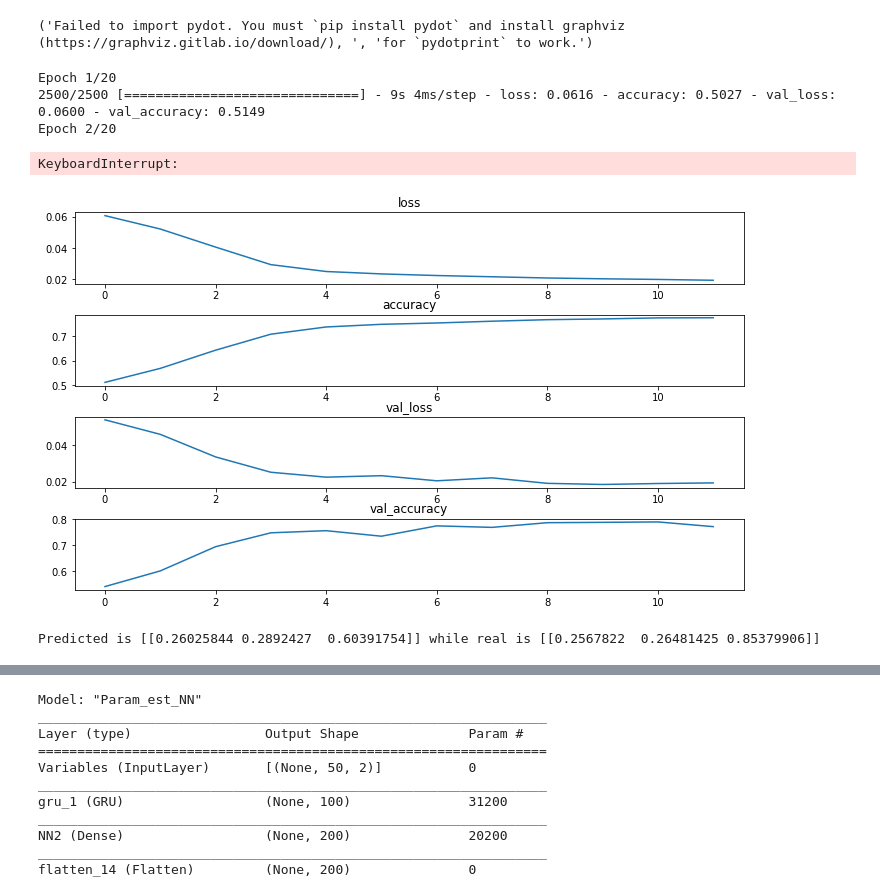
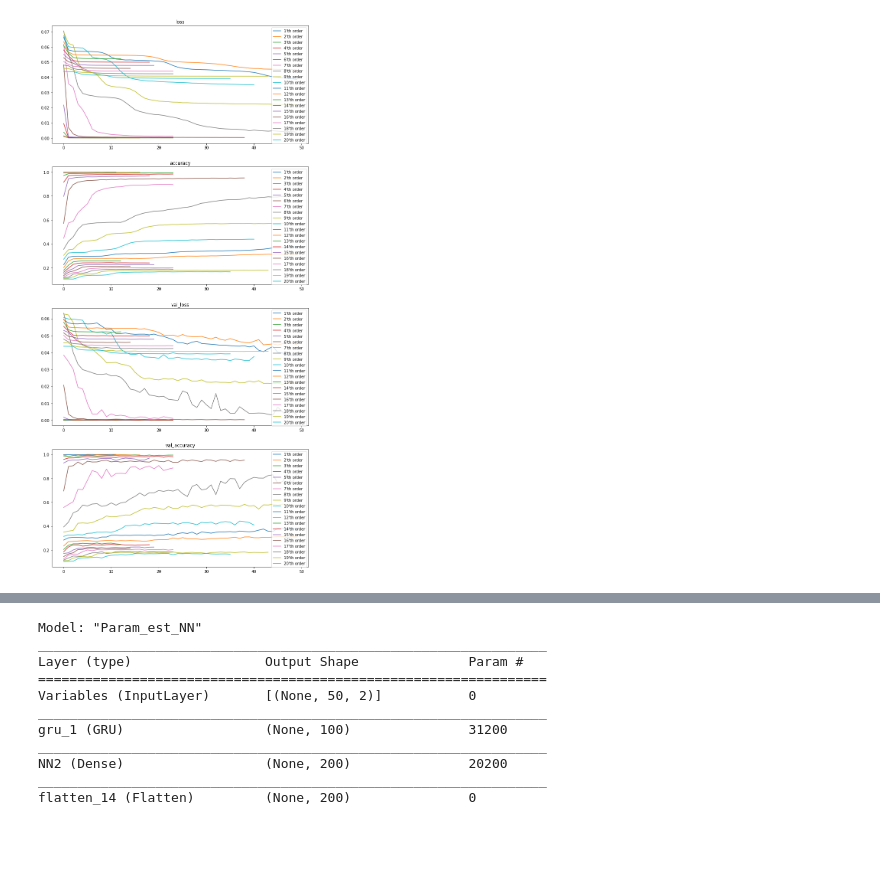
Before and after one commit to emelf/USN-Python-Scripts---Emil, a Jupyter notebook: Python/Parameter Estimation - v2/test - param_est_quadratic.ipynb, the cells around one changed output, grey strips where cells are left out. Saved outputs shown, nothing was run; the diff lists cells and outputs as text; code cells hidden in the pictures; blank space fills up the shorter version.

Commit message:
Finished training on Method 1

```diff
--- a/Python/Parameter Estimation - v2/test - param_est_quadratic.ipynb
+++ b/Python/Parameter Estimation - v2/test - param_est_quadratic.ipynb
@@ -37,18 +67,0 @@ class f_model:
-# %%
-theta_range = [(-5, 5), (-5, 5), (-10, 10)]
-x_range = (-2, 2)
-dx = 0.05
-N_x = 50
-
-X_NN = []
-y_NN = []
-
-N_sim = 100000
-mod = f_model(theta_range, x_range, N_x, dx)
-for i in range(N_sim):
-    X, y = mod.calc_output() #Returns X as shape (N_vars, N_steps)
-    X_NN.append(X.T)
-    y_NN.append(y)
-
-X_NN = np.array(X_NN)
-y_NN = np.array(y_NN)
@@ -76,4 +67,0 @@ class Scaler_class:
-# %%
-Scaler = Scaler_class()
-X_sc, y_sc = Scaler.fit(X_NN, y_NN)
-X_train, X_test, y_train, y_test  = train_test_split(X_sc, y_sc, test_size=0.2)
@@ -120,25 +133,15 @@ _________________________________________________________________
-# %%
-keras.utils.plot_model(model, to_file='model.png', show_shapes=True)
-# %% [output]
-('Failed to import pydot. You must `pip install pydot` and install graphviz (https://graphviz.gitlab.io/download/), ', 'for `pydotprint` to work.')
-# %%
-history = model.fit(X_train, y_train, epochs=20, validation_data=(X_test, y_test), batch_size=32,
-                       callbacks=[tf.keras.callbacks.EarlyStopping(patience=2)])
-# %% [output]
-Epoch 1/20
-2500/2500 [==============================] - 9s 4ms/step - loss: 0.0616 - accuracy: 0.5027 - val_loss: 0.0600 - val_accuracy: 0.5149
-Epoch 2/20
-KeyboardInterrupt:
 # %%
-hist = history.history
-fig, axes = plt.subplots(len(hist), 1)
-for el, ax in zip(hist, axes):
-    ax.plot(hist[el])
-    ax.set_title(el)
+fig, axes = plt.subplots(4, 1)
+for i, history in enumerate(histories):
+    for el, ax in zip(history, axes):
+        ax.plot(history[el], label=f"{i+1}\'th order")
+        ax.set_title(el)
+        ax.legend()
+        ax.grid()
 
-fig.set_figheight(6)
-fig.set_figwidth(10)
-fig.tight_layout(h_pad=-0.2)
+fig.set_figheight(26)
+fig.set_figwidth(12)
+#fig.tight_layout(h_pad=-0.2)
 plt.show()
 # %% [output]
-[figure, old version]
+[figure, new version]
@@ -149,6 +147,0 @@ X = np.array([x, f]).T.reshape(1, 10, 2)
-# %%
-X_pred, y_res = Scaler.transform(X, [theta])
-
-print(f"Predicted is {model.predict(X_pred)} while real is {y_res}")
-# %% [output]
-Predicted is [[0.26025844 0.2892427  0.60391754]] while real is [[0.2567822  0.26481425 0.85379906]]
```
Also changed, not shown: parts of 22 cells of this notebook, 3 other files.
